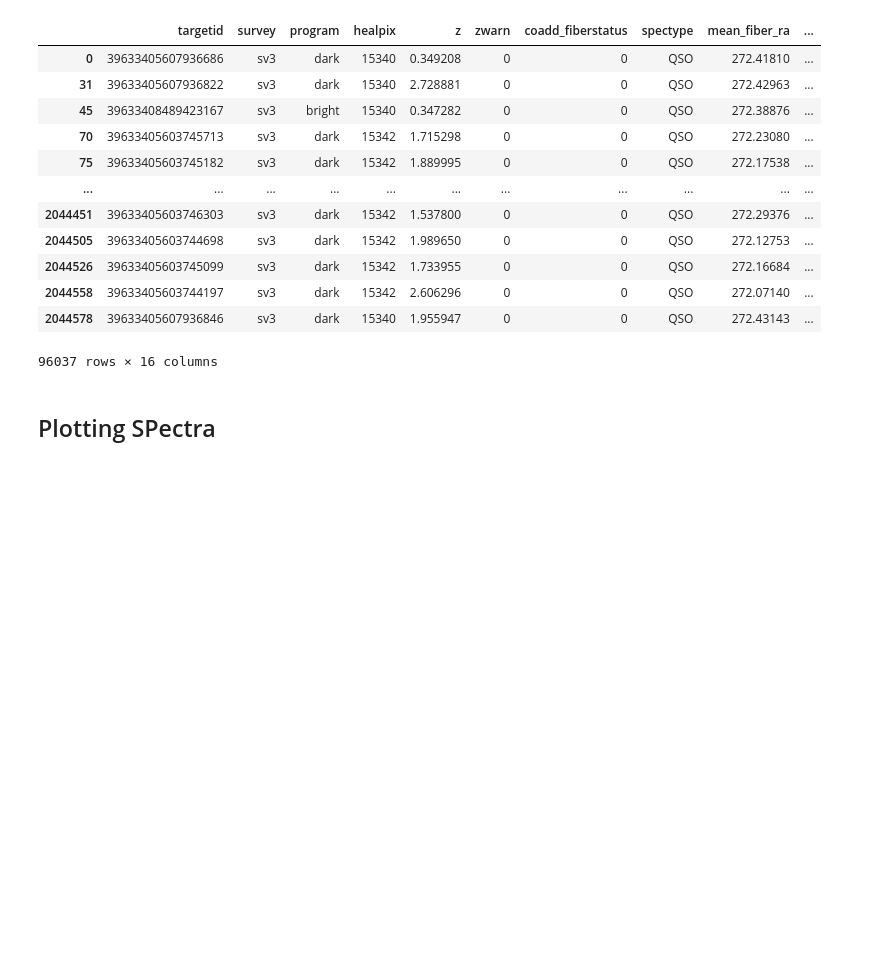
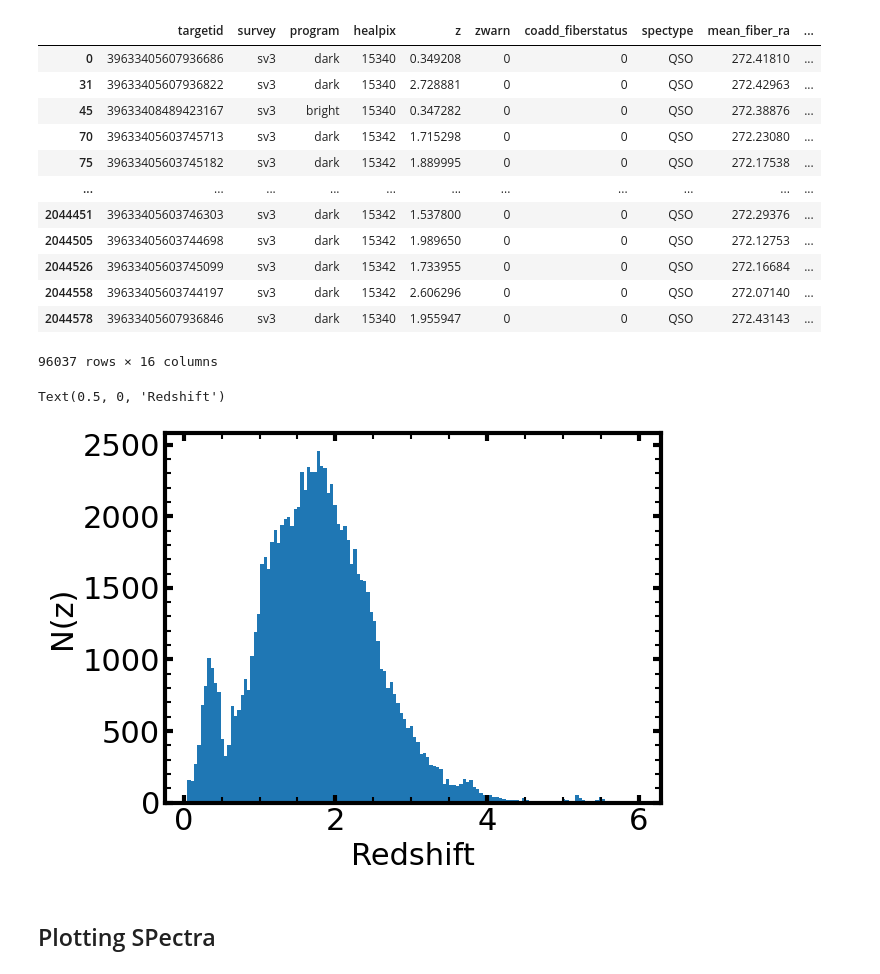
Before and after one commit to emcarthur123/QSL-ML, a Jupyter notebook: DESI_edr.ipynb, the cells around one changed output. Drawn from its saved outputs; the diff is of its cells as text; code cells hidden in the pictures; blank space fills up the shorter version.

```diff
--- a/DESI_edr.ipynb
+++ b/DESI_edr.ipynb
@@ -388,6 +388,15 @@ QSO_spec
 | 2044558 | 39633405603744197 | sv3 | dark | 15342 | 2.606296 | 0 | 0 | QSO | 272.07140 | ... |
 | 2044578 | 39633405607936846 | sv3 | dark | 15340 | 1.955947 | 0 | 0 | QSO | 272.43143 | ... |
 96037 rows × 16 columns
+# %%
+# Plot the distribution of the elg sample
+
+plt.hist(QSO_spec['z'], bins = 'auto')
+plt.ylabel('N(z)')
+plt.xlabel('Redshift')
+# %% [output]
+Text(0.5, 0, 'Redshift')
+[figure, added]
 # %% [markdown]
 ## Plotting SPectra
 # %% [markdown]
```
Also changed, not shown: parts of 4 cells of this notebook.
